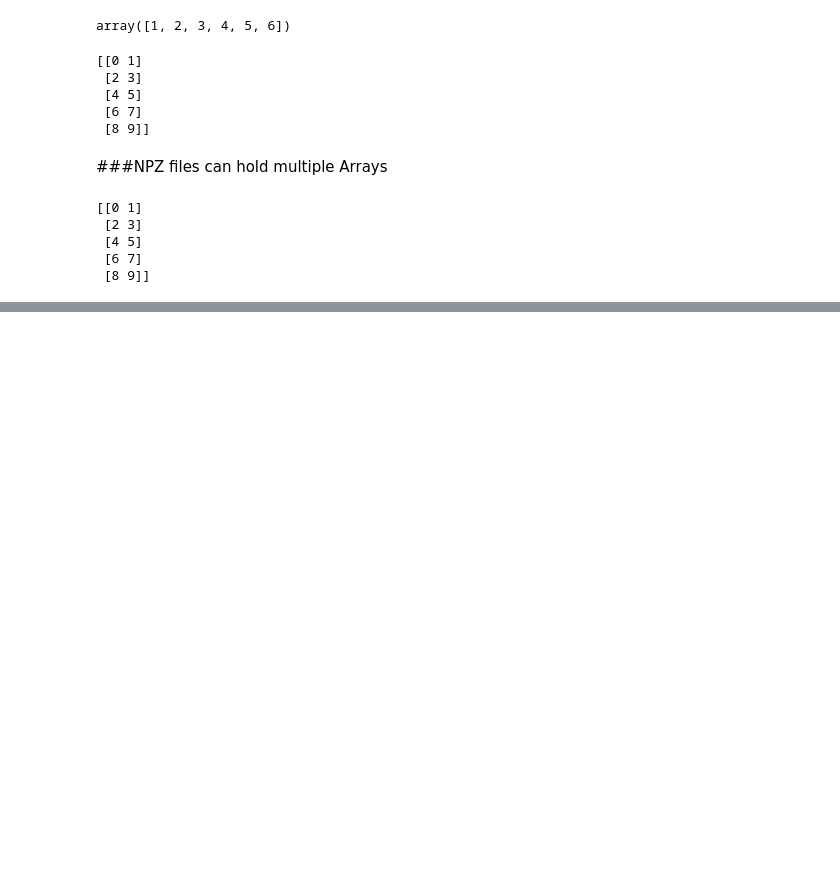
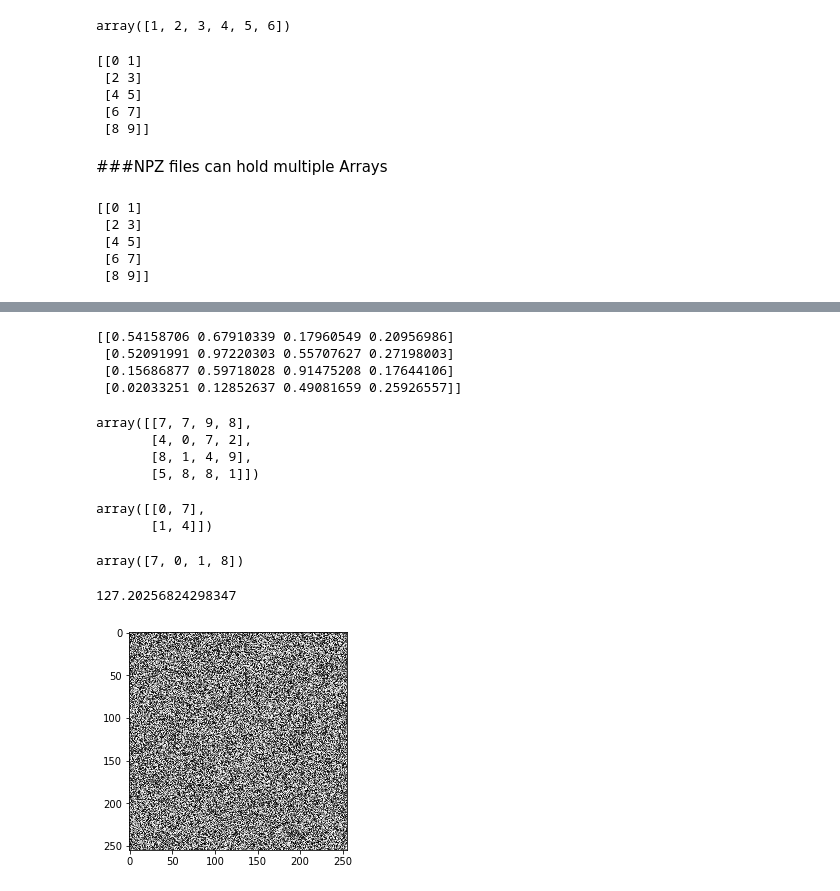
Before and after one commit to smartysam9821/DS, a Jupyter notebook: Program_Flow_In_Python.ipynb, the cells around one changed output, grey strips where cells are left out. Drawn from its saved outputs; the diff is of its cells as text; code cells hidden in the pictures; blank space fills up the shorter version.

```diff
--- a/Program_Flow_In_Python.ipynb
+++ b/Program_Flow_In_Python.ipynb
@@ -456,0 +502,26 @@ print(a)
+# %%
+a[1:-1,1:-1] = np.sqrt(a[1:-1,1:-1])
+
+print(a)
+# %% [output]
+[[0.54158706 0.67910339 0.17960549 0.20956986]
+ [0.52091991 0.97220303 0.55707627 0.27198003]
+ [0.15686877 0.59718028 0.91475208 0.17644106]
+ [0.02033251 0.12852637 0.49081659 0.25926557]]
+# %%
+i = np.random.randint(10,size=(4,4))
+i
+# %% [output]
+array([[7, 7, 9, 8],
+       [4, 0, 7, 2],
+       [8, 1, 4, 9],
+       [5, 8, 8, 1]])
+# %%
+i[1:-1,1:-1]
+# %% [output]
+array([[0, 7],
+       [1, 4]])
+# %%
+i[:,1]
+# %% [output]
+array([7, 0, 1, 8])
@@ -456,0 +536,9 @@ print(a)
+# %%
+import pylab as plt
+z = np.random.randint(255, size=(255,255))
+print(np.mean(z))
+plt.imshow(z, cmap='gray', interpolation='nearest')
+plt.show()
+# %% [output]
+127.20256824298347
+[figure, added]
```
Also changed, not shown: parts of 8 cells of this notebook.
